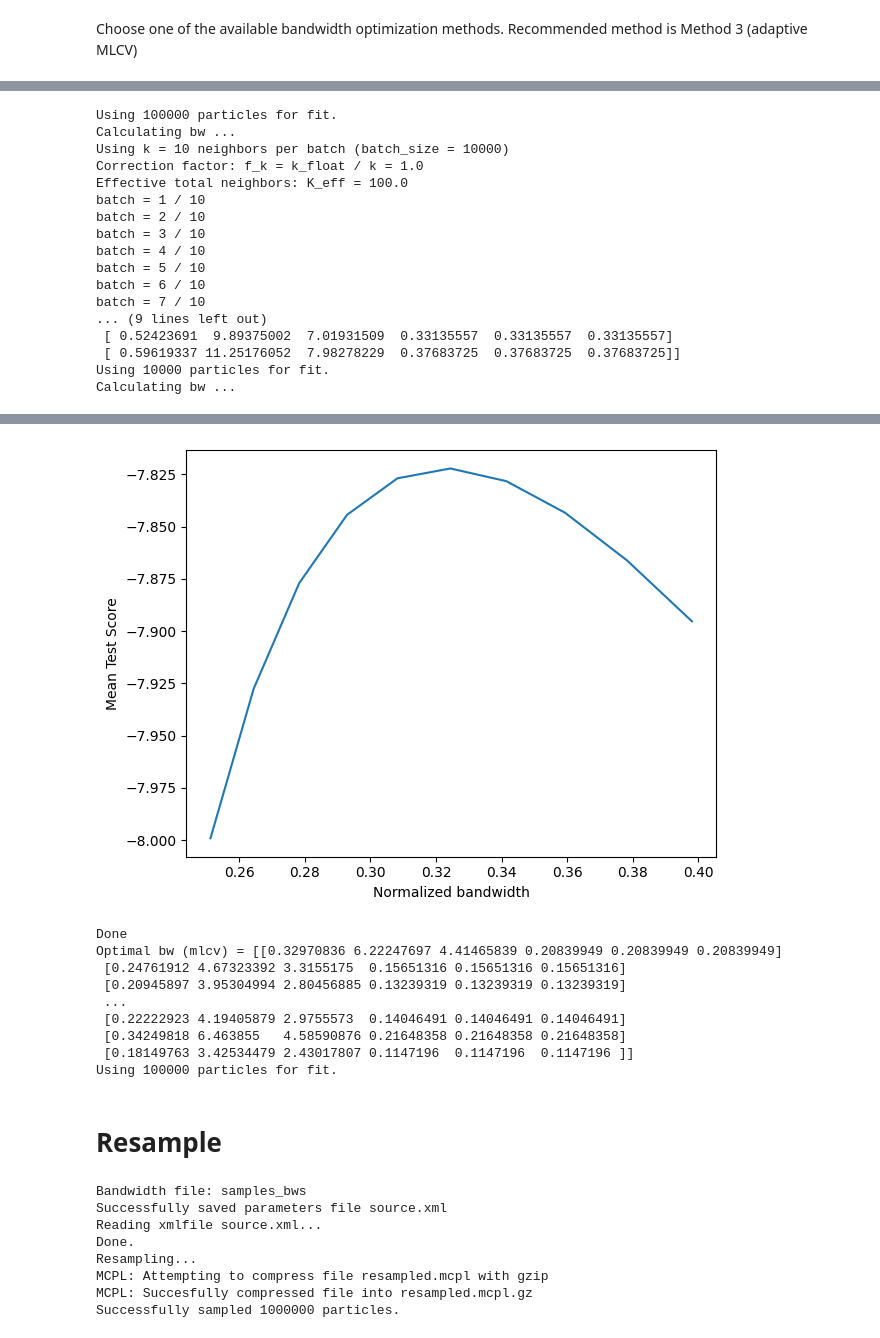
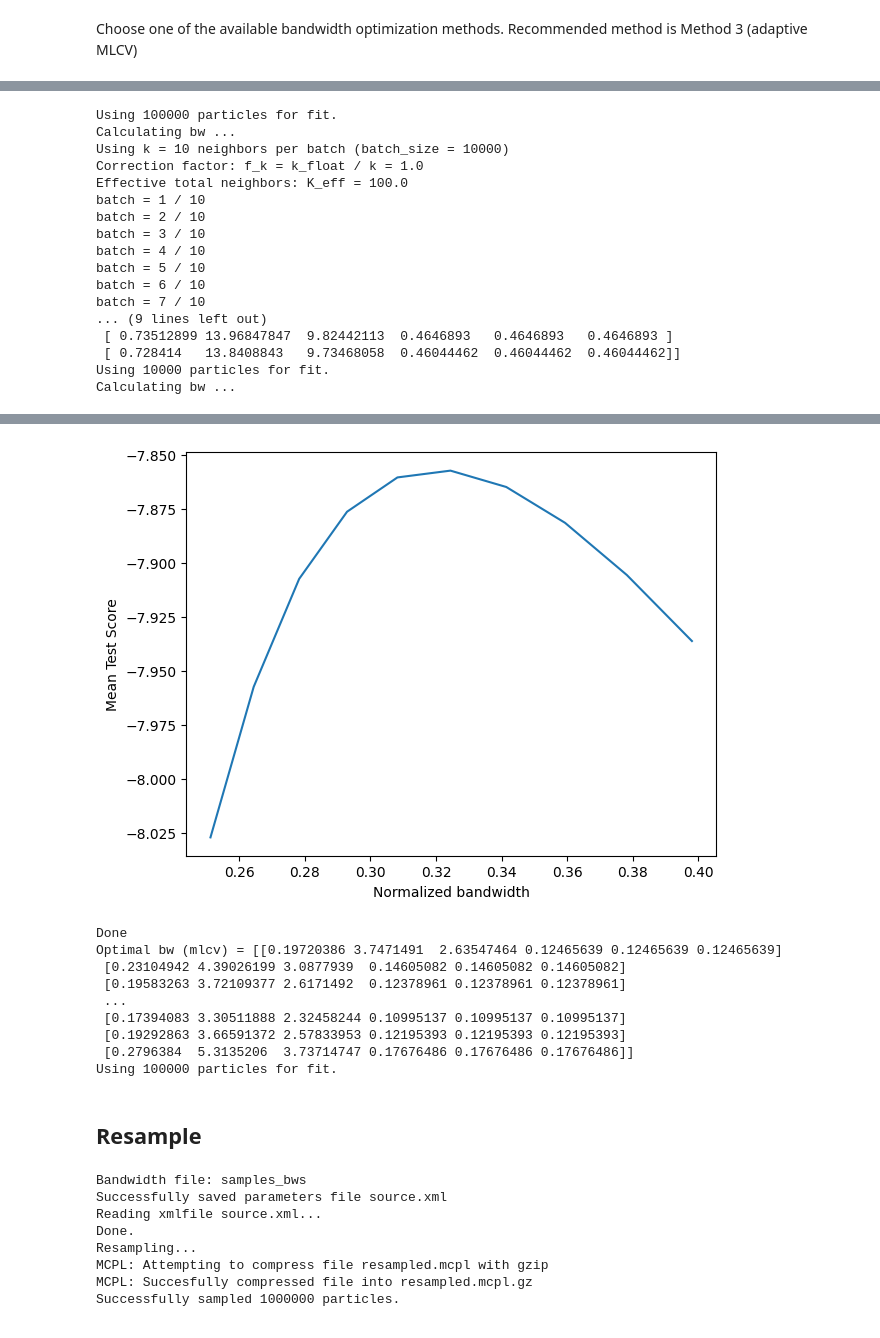
Before and after one commit to KDSource/KDSource, a Jupyter notebook: docs/examples/Verification.ipynb, the cells around one changed output, grey strips where cells are left out. Drawn from its saved outputs; the diff is of its cells as text; code cells hidden in the pictures.

```diff
--- a/docs/examples/Verification.ipynb
+++ b/docs/examples/Verification.ipynb
@@ -130,9 +130,9 @@ Done. Created samples.mcpl.gz
 # PList: wrapper for MCPL file
 plist = kds.PList(samples)
 # Geometry: define metrics for variables
-geom = kds.Geometry([kds.geom.Lethargy(E0),
-                     kds.geom.SurfXY(),
-                     kds.geom.Isotrop()])
+geom = kds.Geometry([kds.Lethargy(E0),
+                    kds.SurfXY(),
+                    kds.Isotrop()])
 # Create KDSource
 s = kds.KDSource(plist, geom)
 # %% [output]
@@ -178,13 +173,13 @@ Optimal bw (silv) = [[0.22064967 4.16424838 2.95440772 0.13946652 0.13946652 0.1
 
 s.bw_method = "mlcv"
 seed = None # Default: Use the Silverman's Rule as seed
-grid = np.logspace(-0.1,0.1,10)
+grid = np.logspace(-0.2,0,10)
 
 N_cv = int(1E4) # Use a smaller N to reduce computation times
 s.fit(N_cv, scaling=scaling, seed=seed, grid=grid)
 
 bw = s.kde.bw
 dim = s.geom.dim
-bw *= kds.kde.bw_silv(dim,N)/kds.kde.bw_silv(dim,N_cv) # Apply Silverman factor
+bw *= kds.bw_silv(dim,N)/kds.bw_silv(dim,N_cv) # Apply Silverman factor
 s = kds.KDSource(plist, geom, bw=bw) # Create new KDSource with adapted BW
 s.fit(N=N, scaling=scaling)
@@ -226,7 +209,7 @@ bw_cv = s.kde.bw
 # Extend MLCV optimization to full KNN BW
 bw_knn_cv = bw_knn * bw_cv[0]/bw_knn[0] # Apply MLCV factor
 dim = s.geom.dim
-bw_knn_cv *= kds.kde.bw_silv(dim,len(bw_knn))/kds.kde.bw_silv(dim,len(bw_cv)) # Apply Silverman factor
+bw_knn_cv *= kds.bw_silv(dim,len(bw_knn))/kds.bw_silv(dim,len(bw_cv)) # Apply Silverman factor
 s = kds.KDSource(plist, geom, bw=bw_knn_cv) # Create new KDSource with full BW
 s.fit(N=N, scaling=scaling)
 # %% [output]
@@ -243,8 +226,8 @@ batch = 5 / 10
 batch = 6 / 10
 batch = 7 / 10
 ... (9 lines left out)
- [ 0.52423691  9.89375002  7.01931509  0.33135557  0.33135557  0.33135557]
- [ 0.59619337 11.25176052  7.98278229  0.37683725  0.37683725  0.37683725]]
+ [ 0.73512899 13.96847847  9.82442113  0.4646893   0.4646893   0.4646893 ]
+ [ 0.728414   13.8408843   9.73468058  0.46044462  0.46044462  0.46044462]]
 Using 10000 particles for fit.
 Calculating bw ...
 [Parallel(n_jobs=-1)]: Using backend LokyBackend with 8 concurrent workers.
@@ -255,15 +238,15 @@ Calculating bw ...
-[figure, old version]
+[figure, new version]
 Done
-Optimal bw (mlcv) = [[0.32970836 6.22247697 4.41465839 0.20839949 0.20839949 0.20839949]
- [0.24761912 4.67323392 3.3155175  0.15651316 0.15651316 0.15651316]
- [0.20945897 3.95304994 2.80456885 0.13239319 0.13239319 0.13239319]
+Optimal bw (mlcv) = [[0.19720386 3.7471491  2.63547464 0.12465639 0.12465639 0.12465639]
+ [0.23104942 4.39026199 3.0877939  0.14605082 0.14605082 0.14605082]
+ [0.19583263 3.72109377 2.6171492  0.12378961 0.12378961 0.12378961]
  ...
- [0.22222923 4.19405879 2.9755573  0.14046491 0.14046491 0.14046491]
- [0.34249818 6.463855   4.58590876 0.21648358 0.21648358 0.21648358]
- [0.18149763 3.42534479 2.43017807 0.1147196  0.1147196  0.1147196 ]]
+ [0.17394083 3.30511888 2.32458244 0.10995137 0.10995137 0.10995137]
+ [0.19292863 3.66591372 2.57833953 0.12195393 0.12195393 0.12195393]
+ [0.2796384  5.3135206  3.73714747 0.17676486 0.17676486 0.17676486]]
 Using 100000 particles for fit.
 # %% [markdown]
-# Resample
+## Resample
 # %%
 xmlfile = "source.xml"
 s.save(xmlfile) # Save KDSource to XML file
```
Also changed, not shown: parts of 20 cells of this notebook, 18 other files.
